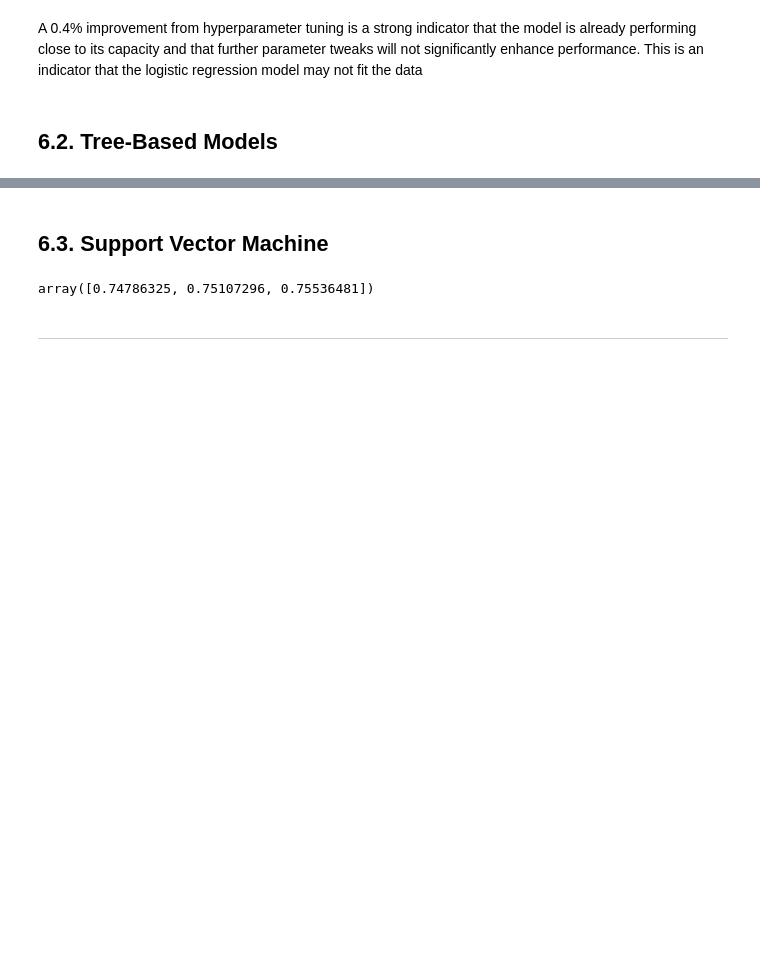
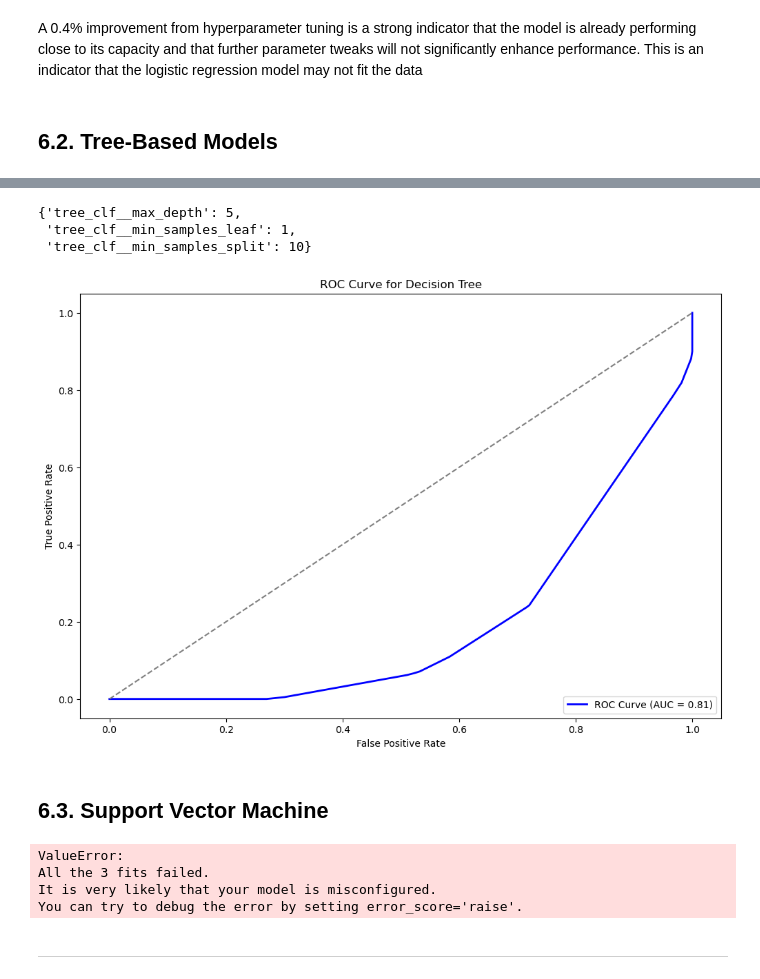
Before and after one commit to SMemic4/Credit-Risk-Classification, a Jupyter notebook: notebooks/credit_card_risk_classificaiton.ipynb, the cells around one changed output, grey strips where cells are left out. Cells and saved outputs as stored; diff of their text form; code cells hidden in the pictures; blank space fills up the shorter version.

Commit message:
decision tree

```diff
--- a/notebooks/credit_card_risk_classificaiton.ipynb
+++ b/notebooks/credit_card_risk_classificaiton.ipynb
@@ -1745,0 +1806,8 @@ array([0.7008547 , 0.65236052, 0.69098712])
+# %%
+param_grid = {'tree_clf__max_depth': [3, 5, 10],
+              'tree_clf__min_samples_split': [2, 5, 10],
+              'tree_clf__min_samples_leaf': [1, 2, 4]}
+
+
+grid_tree = GridSearchCV(estimator = tree_pipeline, param_grid = param_grid, scoring = 'roc_auc', cv = 3, verbose = 1, n_jobs = -1)
+grid_tree.fit(X = X_train, y = y_train)
@@ -1746,13 +1833,44 @@ array([0.7008547 , 0.65236052, 0.69098712])
+# %%
+grid_tree.best_params_
+# %% [output]
+{'tree_clf__max_depth': 5,
+ 'tree_clf__min_samples_leaf': 1,
+ 'tree_clf__min_samples_split': 10}
+# %%
+from sklearn.metrics import roc_curve, roc_auc_score
+
+grid_tree_pred = grid_tree.predict(X_train)
+grid_tree_proba = grid_tree.predict_proba(X_train)[:, 1]
+
+
+fpr, tpr, thresholds = roc_curve(y_train, grid_tree_proba, pos_label='High Risk')
+
+
+roc_auc = roc_auc_score(y_true=y_train, y_score=grid_tree_proba)
+
+plt.figure(figsize=(12, 8))
+plt.plot(fpr, tpr, color='blue', lw=2, label=f'ROC Curve (AUC = {roc_auc:.2f})')
+plt.plot([0, 1], [0, 1], color='gray', linestyle='--')  # Diagonal reference line
+plt.xlabel('False Positive Rate')
+plt.ylabel('True Positive Rate')
+plt.title('ROC Curve for Decision Tree')
+plt.legend(loc='lower right')
+plt.show()
+# %% [output]
+[figure, added]
 # %% [markdown]
 ## 6.3. Support Vector Machine
 # %%
 from sklearn.svm import SVC
 
 svc_clf = SVC()
-svc_scores = cross_val_score(estimator = svc_clf, X = X_train_scaled_encoded_df, y = y_train, cv = 3)
+svc_scores = cross_val_score(estimator = svc_clf, X = X_train, y = y_train, cv = 3)
 svc_scores
 # %% [output]
-array([0.74786325, 0.75107296, 0.75536481])
+ValueError:
+All the 3 fits failed.
+It is very likely that your model is misconfigured.
+You can try to debug the error by setting error_score='raise'.
 # %% [markdown]
 ---
 # %% [markdown]
```
Also changed, not shown: parts of 6 cells of this notebook.
